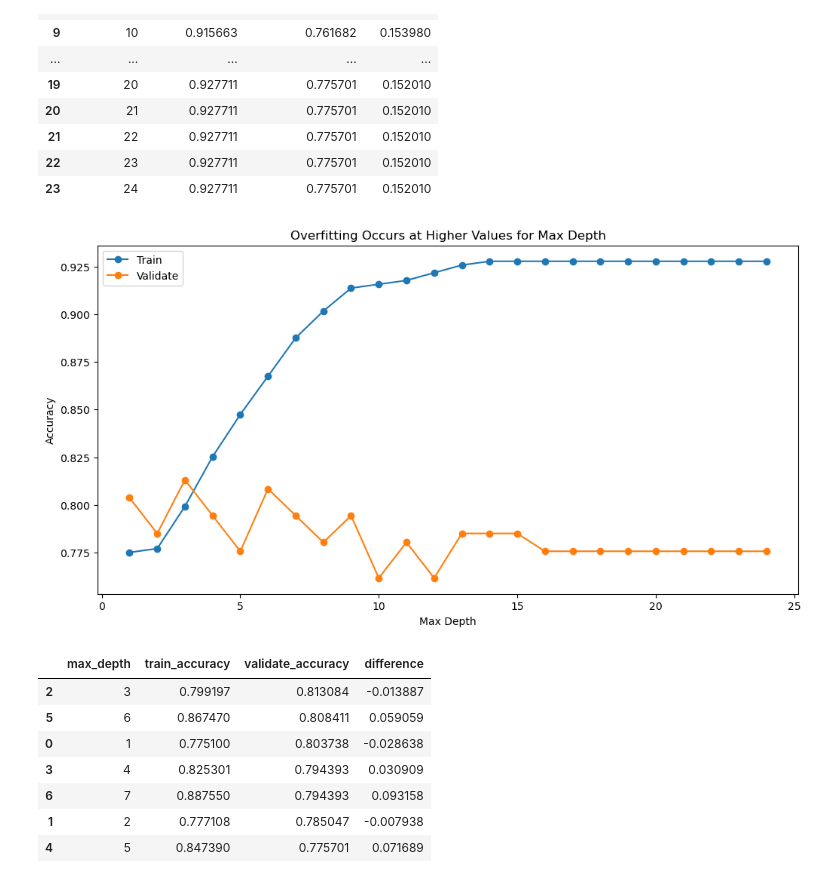
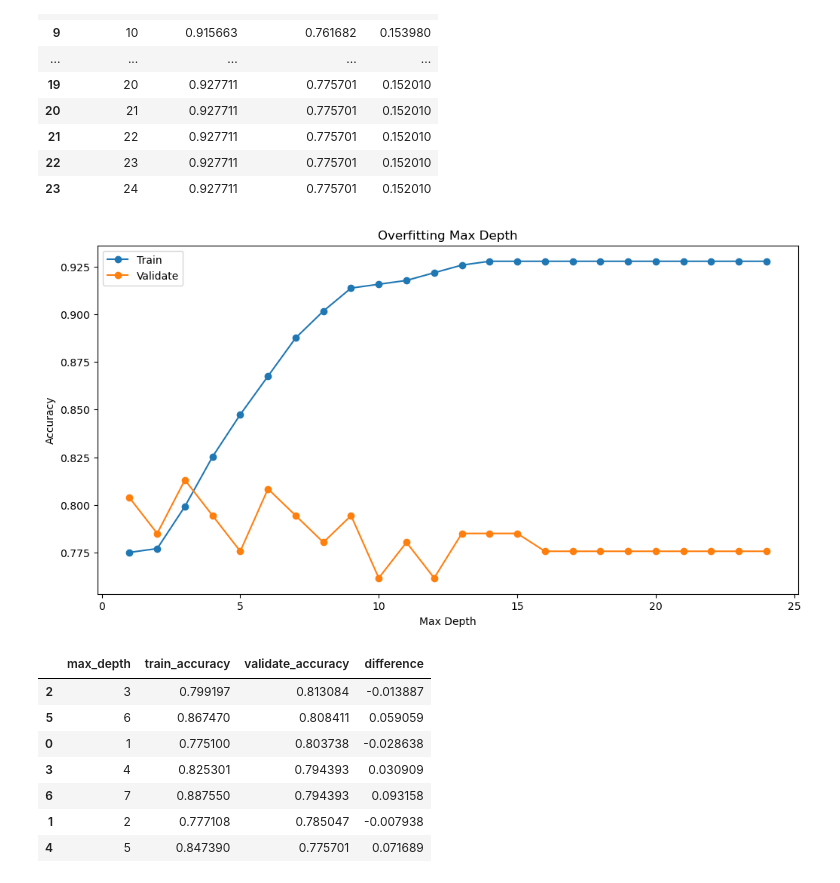
Before and after one commit to manuelparra1/classification-exercises, a Jupyter notebook: decision_tree.ipynb, the cells around one changed output. Drawn from its saved outputs; the diff is of its cells as text; code cells hidden in the pictures.

```diff
--- a/decision_tree.ipynb
+++ b/decision_tree.ipynb
@@ -378,3 +435,6 @@ sex_male                   0
 embark_town_Queenstown     0
 embark_town_Southampton    0
 dtype: int64
+# %%
+report = classification_report(y_train, y_predictions, output_dict=True)
+pd.DataFrame(report)
@@ -430,14 +495,13 @@ for i in range(1, 25):
     tree = tree.fit(X_train, y_train)
 
     test_accuracy = tree.score(X_train, y_train)
-
+    # evaluate model - ytrain vs ypred
     val_accuracy = tree.score(X_validate, y_validate)
 
     output = {
         "max_depth": i,
         "train_accuracy": test_accuracy,
-        "validate_accuracy": val_accuracy
-    }
+        "validate_accuracy": val_accuracy}
 
     performance.append(output)
 
@@ -465,14 +529,14 @@ df
 # %%
 plt.figure(figsize=(12, 6))
 plt.plot(df.max_depth, df.train_accuracy, marker = 'o', label = 'Train')
 plt.plot(df.max_depth, df.validate_accuracy, marker = 'o', label = 'Validate')
-plt.title('Overfitting Occurs at Higher Values for Max Depth')
+plt.title('Overfitting Max Depth')
 plt.xlabel('Max Depth')
 plt.ylabel('Accuracy')
 plt.legend()
 plt.show()
 # %% [output]
-[figure, old version]
+[figure, new version]
 # %%
 df[df.difference <= 0.10].sort_values(by=['validate_accuracy', 'difference'], ascending = [False,True])
 # %% [output]
```
Also changed, not shown: parts of 12 cells of this notebook, 13 other files.
